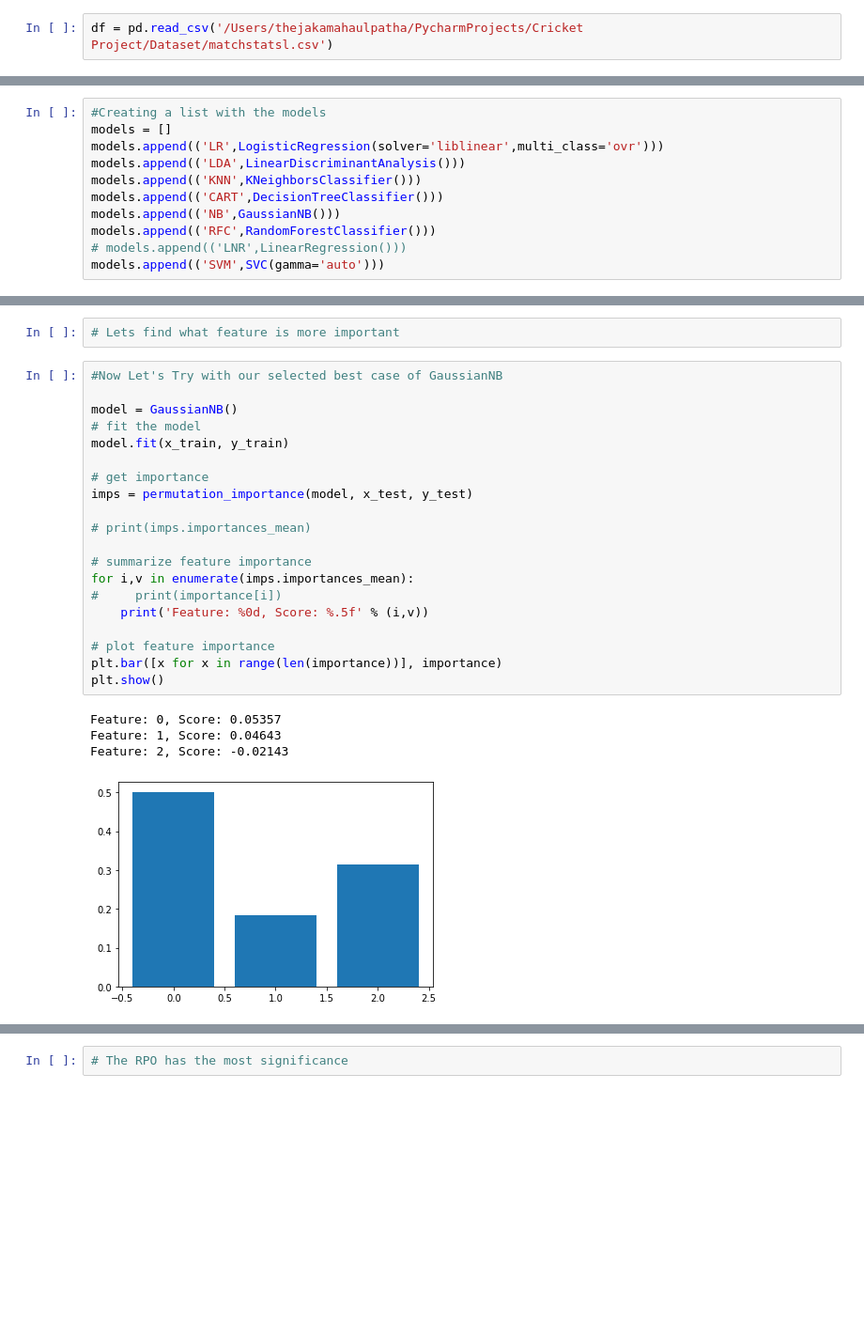
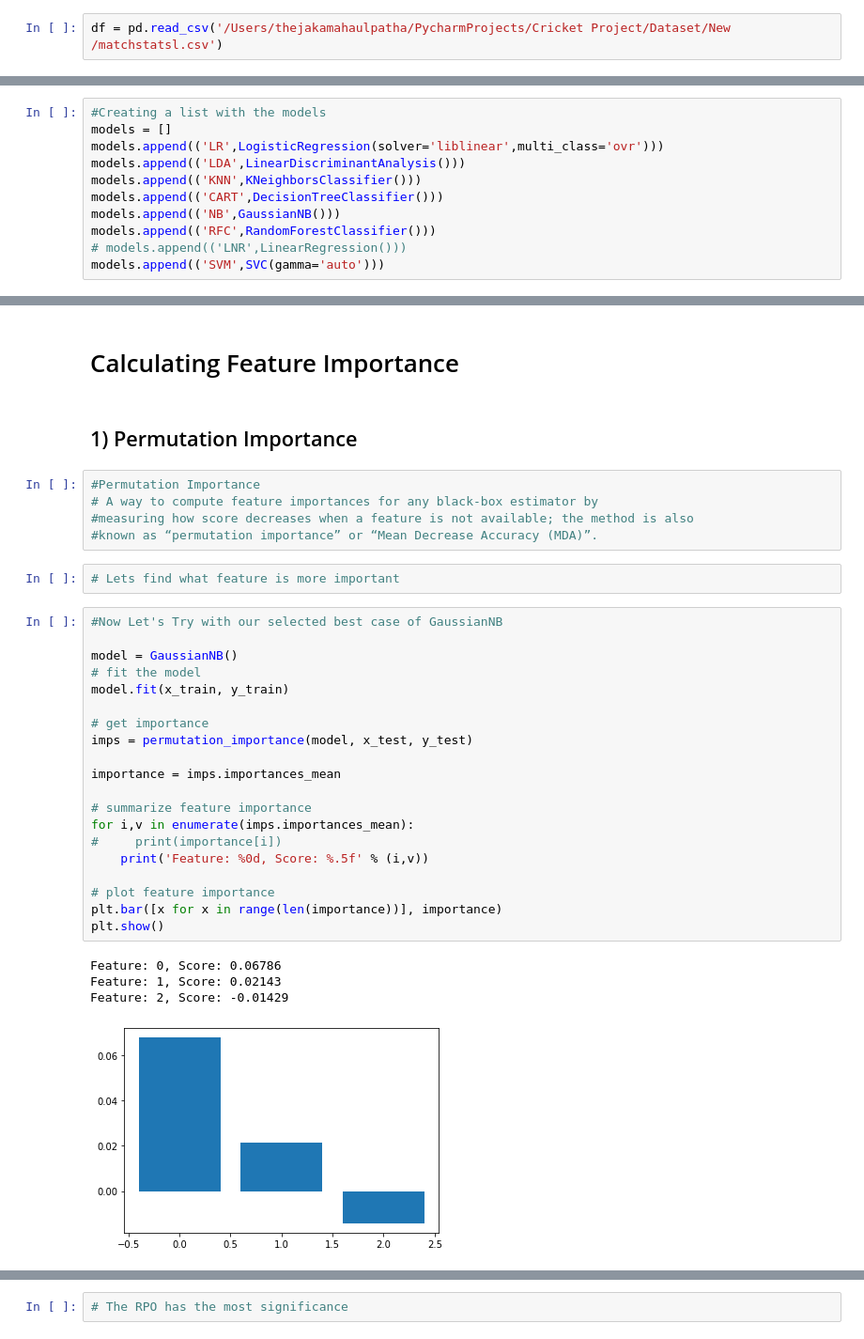
Before and after one commit to ThejakaSEP/Cricket, a Jupyter notebook: Feature Significance.ipynb, the cells around one changed output, grey strips where cells are left out. Shown at 94% size. Drawn from its saved outputs; the diff is of its cells as text; blank space fills up the shorter version.

```diff
--- a/Feature Significance.ipynb
+++ b/Feature Significance.ipynb
@@ -25,7 +25,7 @@ from sklearn.model_selection import cross_val_score
 # %%
 pd.set_option('display.max_rows',229)
 # %%
-df = pd.read_csv('/Users/thejakamahaulpatha/PycharmProjects/Cricket Project/Dataset/matchstatsl.csv')
+df = pd.read_csv('/Users/thejakamahaulpatha/PycharmProjects/Cricket Project/Dataset/New /matchstatsl.csv')
 # %%
 df.shape
 # %% [output]
@@ -190,28 +225,37 @@ RFC: 0.670898 (0.039945)
 SVM: 0.593158 (0.057444)
+# %% [markdown]
+# Calculating Feature Importance
+# %% [markdown]
+## 1) Permutation Importance
+# %%
+#Permutation Importance
+# A way to compute feature importances for any black-box estimator by
+#measuring how score decreases when a feature is not available; the method is also
+#known as “permutation importance” or “Mean Decrease Accuracy (MDA)”.
 # %%
 # Lets find what feature is more important
 # %%
 #Now Let's Try with our selected best case of GaussianNB
 
 model = GaussianNB()
 # fit the model
 model.fit(x_train, y_train)
 
 # get importance
 imps = permutation_importance(model, x_test, y_test)
 
-# print(imps.importances_mean)
+importance = imps.importances_mean
 
 # summarize feature importance
 for i,v in enumerate(imps.importances_mean):
 #     print(importance[i])
 	print('Feature: %0d, Score: %.5f' % (i,v))
 
 # plot feature importance
 plt.bar([x for x in range(len(importance))], importance)
 plt.show()
 # %% [output]
-Feature: 0, Score: 0.05357
-Feature: 1, Score: 0.04643
-Feature: 2, Score: -0.02143
+Feature: 0, Score: 0.06786
+Feature: 1, Score: 0.02143
+Feature: 2, Score: -0.01429
-[figure, old version]
+[figure, new version]
```
Also changed, not shown: parts of 9 cells of this notebook.
